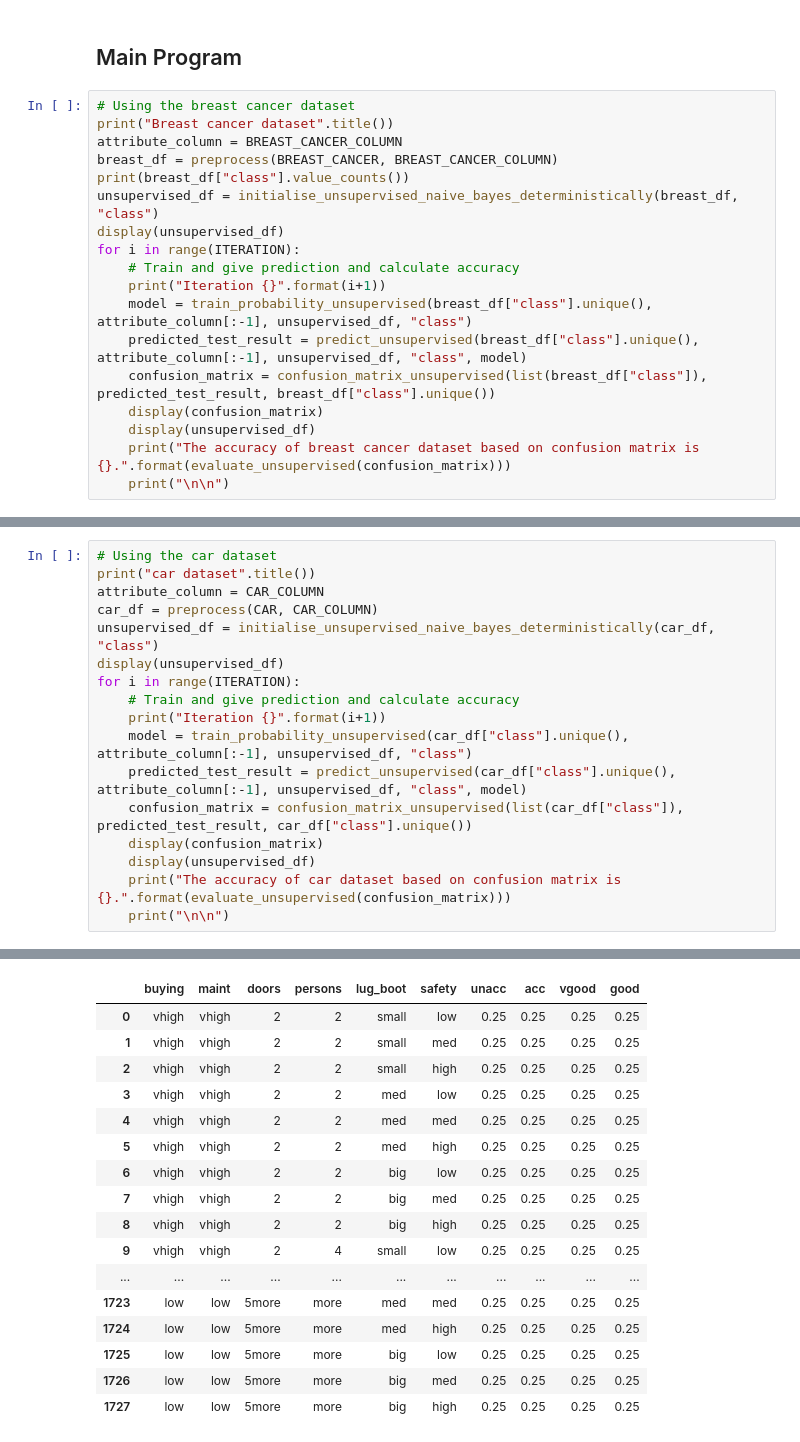
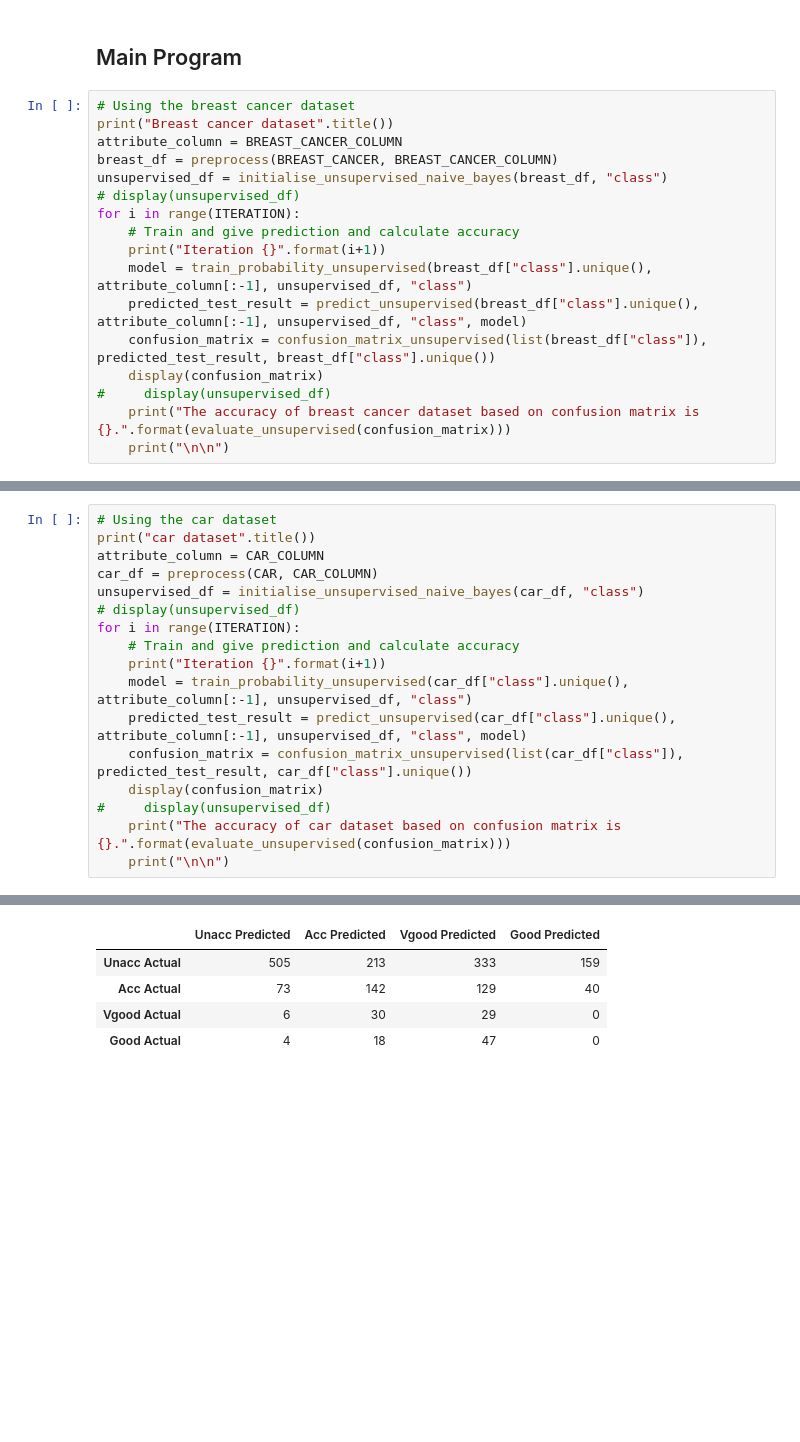
Before and after one commit to maleakhiw/Naive-Bayes-Algorithm, a Jupyter notebook: COMP30027 2018S1 - Project 1.ipynb, the cells around one changed output, grey strips where cells are left out. Saved outputs shown, nothing was run; the diff lists cells and outputs as text; blank space fills up the shorter version.

```diff
--- a/COMP30027 2018S1 - Project 1.ipynb
+++ b/COMP30027 2018S1 - Project 1.ipynb
@@ -570,9 +542,8 @@ def confusion_matrix_unsupervised(true_test_result, predicted_test_result, class
 print("Breast cancer dataset".title())
 attribute_column = BREAST_CANCER_COLUMN
 breast_df = preprocess(BREAST_CANCER, BREAST_CANCER_COLUMN)
-print(breast_df["class"].value_counts())
-unsupervised_df = initialise_unsupervised_naive_bayes_deterministically(breast_df, "class")
-display(unsupervised_df)
+unsupervised_df = initialise_unsupervised_naive_bayes(breast_df, "class")
+# display(unsupervised_df)
 for i in range(ITERATION):
     # Train and give prediction and calculate accuracy
     print("Iteration {}".format(i+1))
@@ -580,7 +551,7 @@ for i in range(ITERATION):
     predicted_test_result = predict_unsupervised(breast_df["class"].unique(), attribute_column[:-1], unsupervised_df, "class", model)
     confusion_matrix = confusion_matrix_unsupervised(list(breast_df["class"]), predicted_test_result, breast_df["class"].unique())
     display(confusion_matrix)
-    display(unsupervised_df)
+#     display(unsupervised_df)
     print("The accuracy of breast cancer dataset based on confusion matrix is {}.".format(evaluate_unsupervised(confusion_matrix)))
     print("\n\n")
 # %% [output]
@@ -668,8 +606,8 @@ Iteration 3
 print("car dataset".title())
 attribute_column = CAR_COLUMN
 car_df = preprocess(CAR, CAR_COLUMN)
-unsupervised_df = initialise_unsupervised_naive_bayes_deterministically(car_df, "class")
-display(unsupervised_df)
+unsupervised_df = initialise_unsupervised_naive_bayes(car_df, "class")
+# display(unsupervised_df)
 for i in range(ITERATION):
     # Train and give prediction and calculate accuracy
     print("Iteration {}".format(i+1))
@@ -677,7 +615,7 @@ for i in range(ITERATION):
     predicted_test_result = predict_unsupervised(car_df["class"].unique(), attribute_column[:-1], unsupervised_df, "class", model)
     confusion_matrix = confusion_matrix_unsupervised(list(car_df["class"]), predicted_test_result, car_df["class"].unique())
     display(confusion_matrix)
-    display(unsupervised_df)
+#     display(unsupervised_df)
     print("The accuracy of car dataset based on confusion matrix is {}.".format(evaluate_unsupervised(confusion_matrix)))
     print("\n\n")
 # %% [output]
@@ -685,17 +624,5 @@ Car Dataset
-|  | buying | maint | doors | persons | lug_boot | safety | unacc | acc | vgood | good |
-| 0 | vhigh | vhigh | 2 | 2 | small | low | 0.25 | 0.25 | 0.25 | 0.25 |
-| 1 | vhigh | vhigh | 2 | 2 | small | med | 0.25 | 0.25 | 0.25 | 0.25 |
-| 2 | vhigh | vhigh | 2 | 2 | small | high | 0.25 | 0.25 | 0.25 | 0.25 |
-| 3 | vhigh | vhigh | 2 | 2 | med | low | 0.25 | 0.25 | 0.25 | 0.25 |
-| 4 | vhigh | vhigh | 2 | 2 | med | med | 0.25 | 0.25 | 0.25 | 0.25 |
-| 5 | vhigh | vhigh | 2 | 2 | med | high | 0.25 | 0.25 | 0.25 | 0.25 |
-| 6 | vhigh | vhigh | 2 | 2 | big | low | 0.25 | 0.25 | 0.25 | 0.25 |
-| 7 | vhigh | vhigh | 2 | 2 | big | med | 0.25 | 0.25 | 0.25 | 0.25 |
-| 8 | vhigh | vhigh | 2 | 2 | big | high | 0.25 | 0.25 | 0.25 | 0.25 |
-| 9 | vhigh | vhigh | 2 | 4 | small | low | 0.25 | 0.25 | 0.25 | 0.25 |
-| ... | ... | ... | ... | ... | ... | ... | ... | ... | ... | ... |
-| 1723 | low | low | 5more | more | med | med | 0.25 | 0.25 | 0.25 | 0.25 |
-| 1724 | low | low | 5more | more | med | high | 0.25 | 0.25 | 0.25 | 0.25 |
-| 1725 | low | low | 5more | more | big | low | 0.25 | 0.25 | 0.25 | 0.25 |
-| 1726 | low | low | 5more | more | big | med | 0.25 | 0.25 | 0.25 | 0.25 |
-| 1727 | low | low | 5more | more | big | high | 0.25 | 0.25 | 0.25 | 0.25 |
+|  | Unacc Predicted | Acc Predicted | Vgood Predicted | Good Predicted |
+| Unacc Actual | 505 | 213 | 333 | 159 |
+| Acc Actual | 73 | 142 | 129 | 40 |
+| Vgood Actual | 6 | 30 | 29 | 0 |
+| Good Actual | 4 | 18 | 47 | 0 |
```
Also changed, not shown: parts of 6 cells of this notebook, 1 other file.
